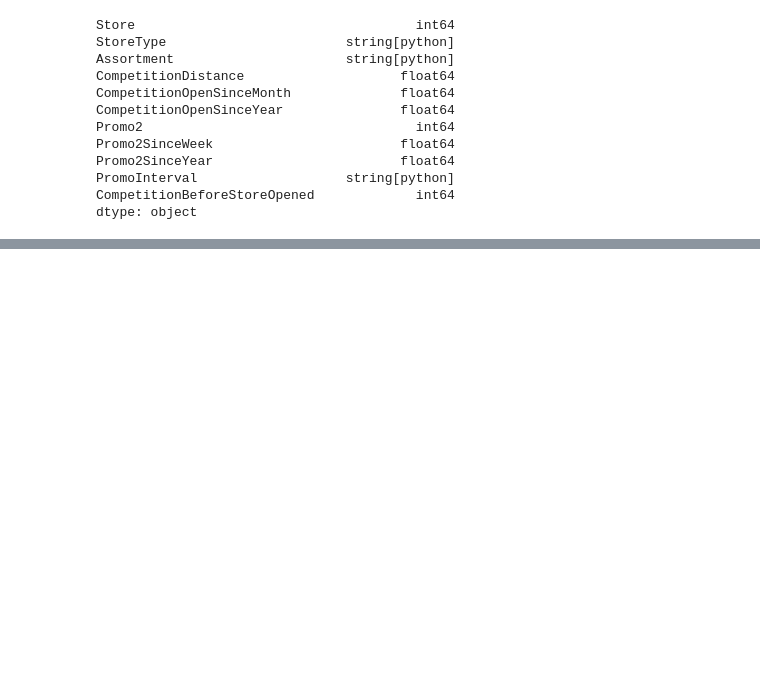
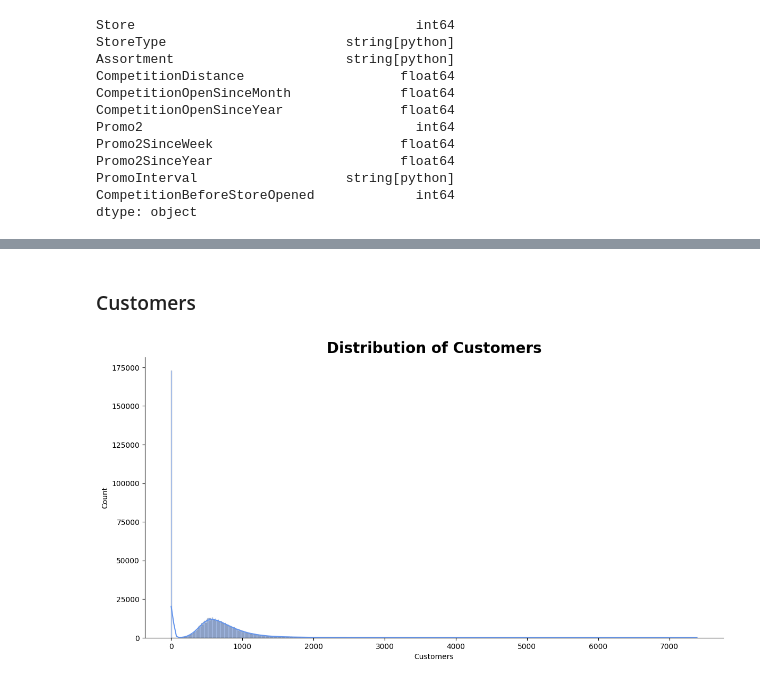
Before and after one commit to Arjunssolanki/Pharmaceutical-Sales-prediction-across-multiple-stores, a Jupyter notebook: Notebook/EDA.ipynb, the cells around one changed output, grey strips where cells are left out. Cells and saved outputs as stored; diff of their text form; code cells hidden in the pictures; blank space fills up the shorter version.

```diff
--- a/Notebook/EDA.ipynb
+++ b/Notebook/EDA.ipynb
@@ -415,0 +760,6 @@ dtype: object
+# %% [markdown]
+### Customers
+# %%
+plot_hist(train_df, 'Customers')
+# %% [output]
+[figure, added]
```
Also changed, not shown: parts of 153 cells of this notebook, 10 other files.
